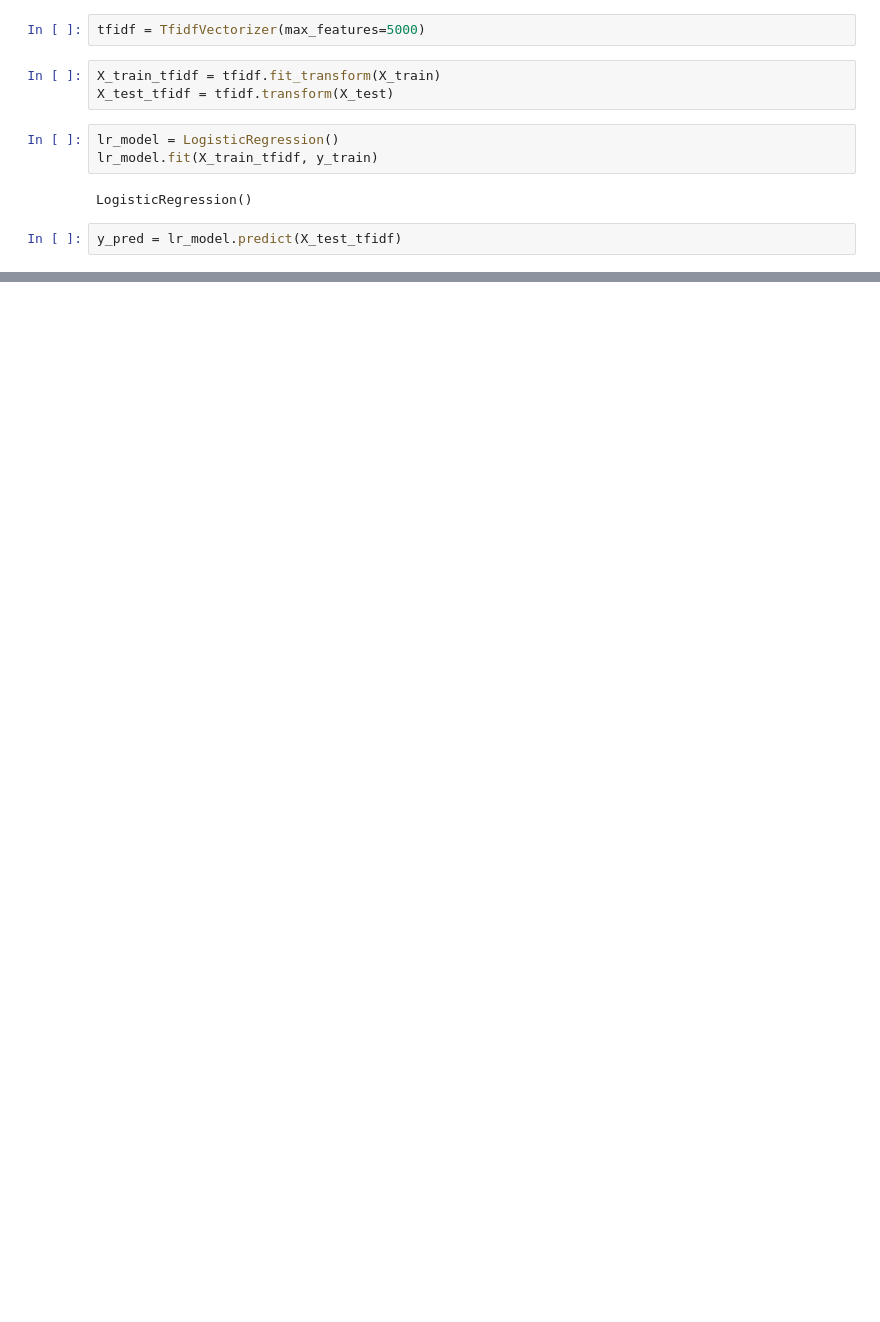
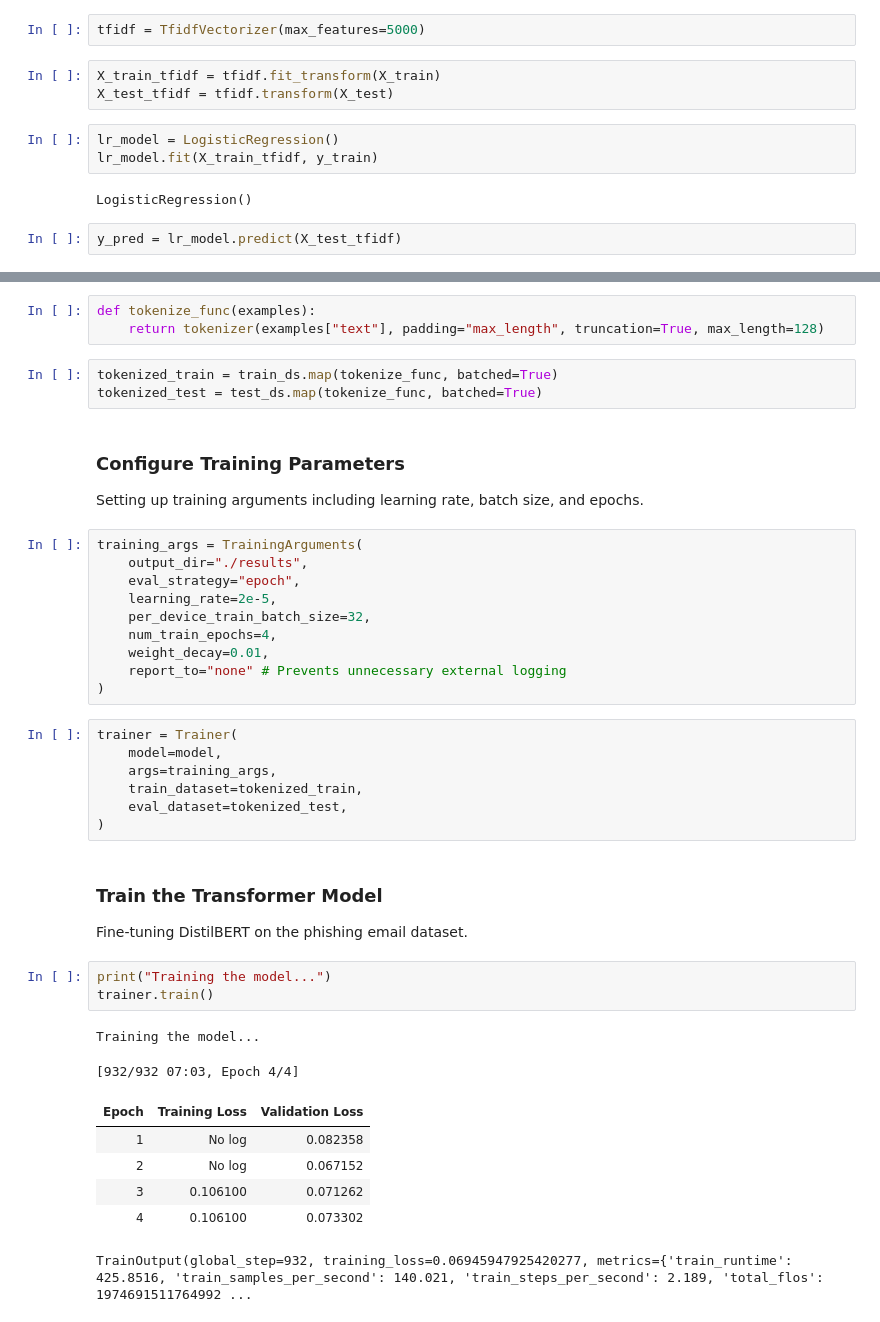
Before and after one commit to uzairahmed30/Syed-Uzair-Ahmed-24073760, a Jupyter notebook: Email_Phishing.ipynb, the cells around one changed output, grey strips where cells are left out. Drawn from its saved outputs; the diff is of its cells as text; blank space fills up the shorter version.

Commit message:
Complete Email Phishing Code
This is the project complete code

```diff
--- a/Email_Phishing.ipynb
+++ b/Email_Phishing.ipynb
@@ -86,0 +146,41 @@ weighted avg       0.96      0.96      0.96      3727
+# %%
+def tokenize_func(examples):
+    return tokenizer(examples["text"], padding="max_length", truncation=True, max_length=128)
+# %%
+tokenized_train = train_ds.map(tokenize_func, batched=True)
+tokenized_test = test_ds.map(tokenize_func, batched=True)
+# %% [markdown]
+### Configure Training Parameters
+Setting up training arguments including learning rate, batch size, and epochs.
+# %%
+training_args = TrainingArguments(
+    output_dir="./results",
+    eval_strategy="epoch",
+    learning_rate=2e-5,
+    per_device_train_batch_size=32,
+    num_train_epochs=4,
+    weight_decay=0.01,
+    report_to="none" # Prevents unnecessary external logging
+)
+# %%
+trainer = Trainer(
+    model=model,
+    args=training_args,
+    train_dataset=tokenized_train,
+    eval_dataset=tokenized_test,
+)
+# %% [markdown]
+### Train the Transformer Model
+Fine-tuning DistilBERT on the phishing email dataset.
+# %%
+print("Training the model...")
+trainer.train()
+# %% [output]
+Training the model...
+[932/932 07:03, Epoch 4/4]
+| Epoch | Training Loss | Validation Loss |
+| 1 | No log | 0.082358 |
+| 2 | No log | 0.067152 |
+| 3 | 0.106100 | 0.071262 |
+| 4 | 0.106100 | 0.073302 |
+TrainOutput(global_step=932, training_loss=0.06945947925420277, metrics={'train_runtime': 425.8516, 'train_samples_per_second': 140.021, 'train_steps_per_second': 2.189, 'total_flos': 1974691511764992 ...
```
Also changed, not shown: parts of 66 cells of this notebook.
